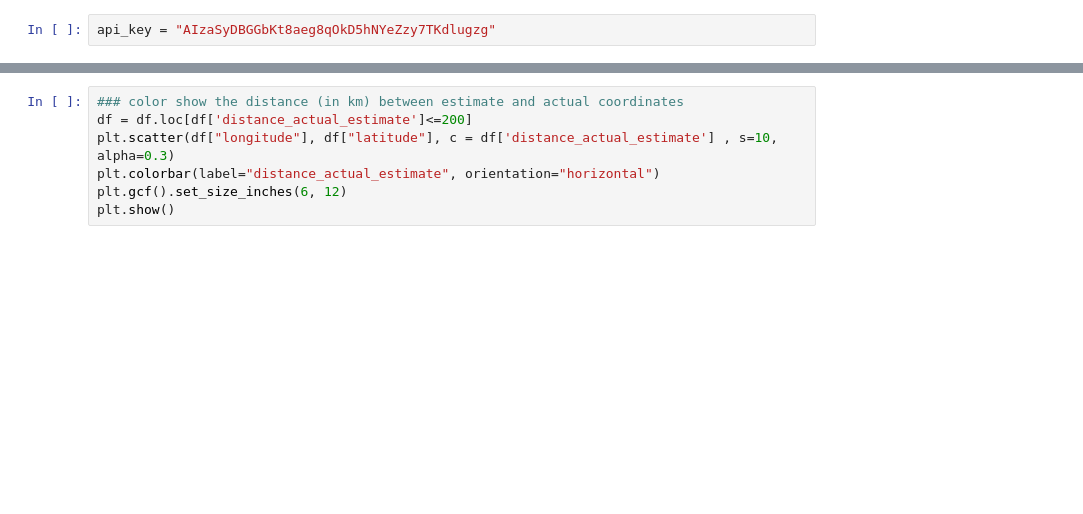
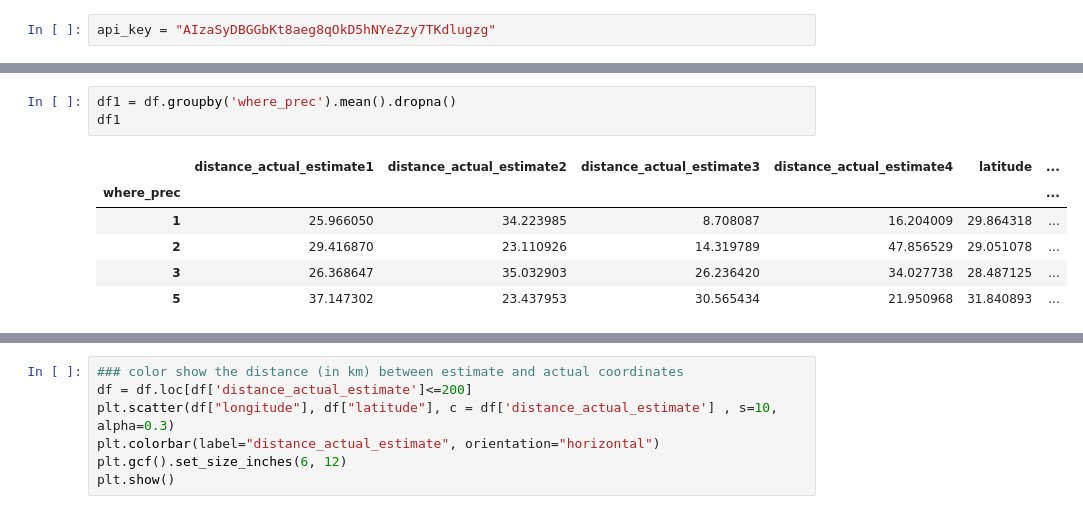
Before and after one commit to jonathanold/conflict-india, a Jupyter notebook: code/geocoding-conflicts.ipynb, the cells around one changed output, grey strips where cells are left out. Drawn from its saved outputs; the diff is of its cells as text; blank space fills up the shorter version.

```diff
--- a/code/geocoding-conflicts.ipynb
+++ b/code/geocoding-conflicts.ipynb
@@ -152,0 +92,10 @@ Average distance between estimated and actual coords: 30.49641214818992km
+# %%
+df1 = df.groupby('where_prec').mean().dropna()
+df1
+# %% [output]
+|  | distance_actual_estimate1 | distance_actual_estimate2 | distance_actual_estimate3 | distance_actual_estimate4 | latitude | ... |
+| where_prec |  |  |  |  |  | ... |
+| 1 | 25.966050 | 34.223985 | 8.708087 | 16.204009 | 29.864318 | ... |
+| 2 | 29.416870 | 23.110926 | 14.319789 | 47.856529 | 29.051078 | ... |
+| 3 | 26.368647 | 35.032903 | 26.236420 | 34.027738 | 28.487125 | ... |
+| 5 | 37.147302 | 23.437953 | 30.565434 | 21.950968 | 31.840893 | ... |
```
Also changed, not shown: parts of 12 cells of this notebook, 1 other file.
